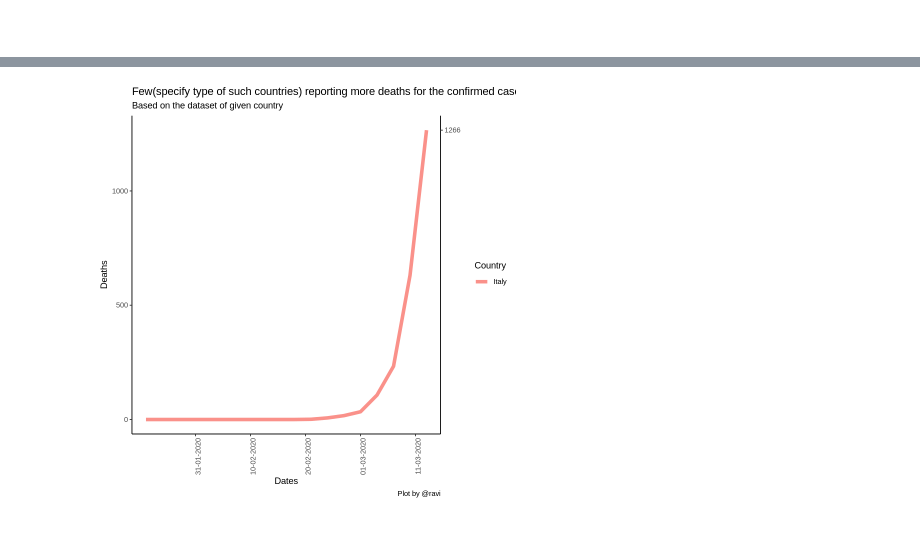
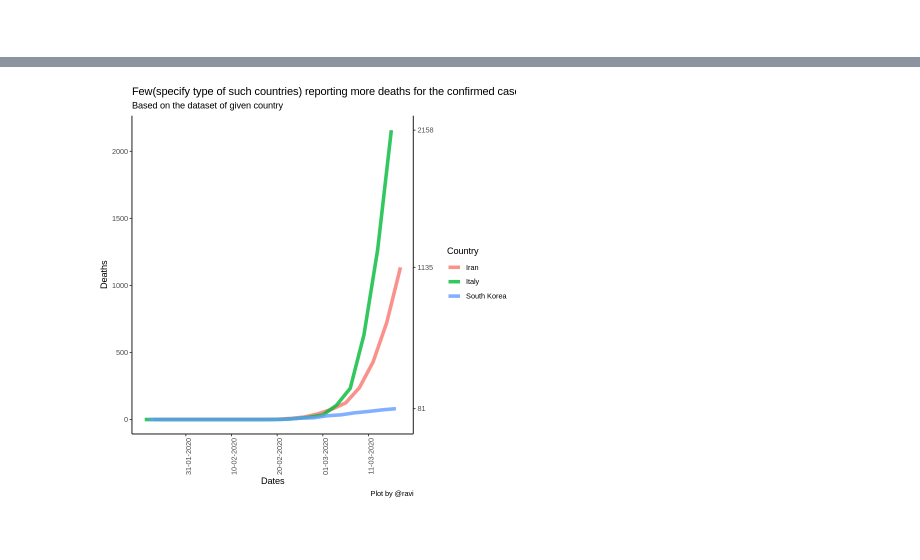
Before and after one commit to ravi-prakash1907/A-tracking-of-COVID-19, a Jupyter notebook: COVID-19/Notebooks/visualizer.ipynb, the cells around one changed output, grey strips where cells are left out. Saved outputs shown, nothing was run; the diff lists cells and outputs as text; code cells hidden in the pictures.

```diff
--- a/COVID-19/Notebooks/visualizer.ipynb
+++ b/COVID-19/Notebooks/visualizer.ipynb
@@ -335,7 +335,7 @@ deaths.till.date("Philippines")
 # %%
-deaths.till.date(c("Italy", "South Korea", "Hong Kong"))
+deaths.till.date(c("Italy", "South Korea", "Iran"))
 # %% [output]
-[figure, old version]
+[figure, new version]
 # %% [markdown]
 <br />
 # %%
```
Also changed, not shown: parts of 8 cells of this notebook, 2 other files.
